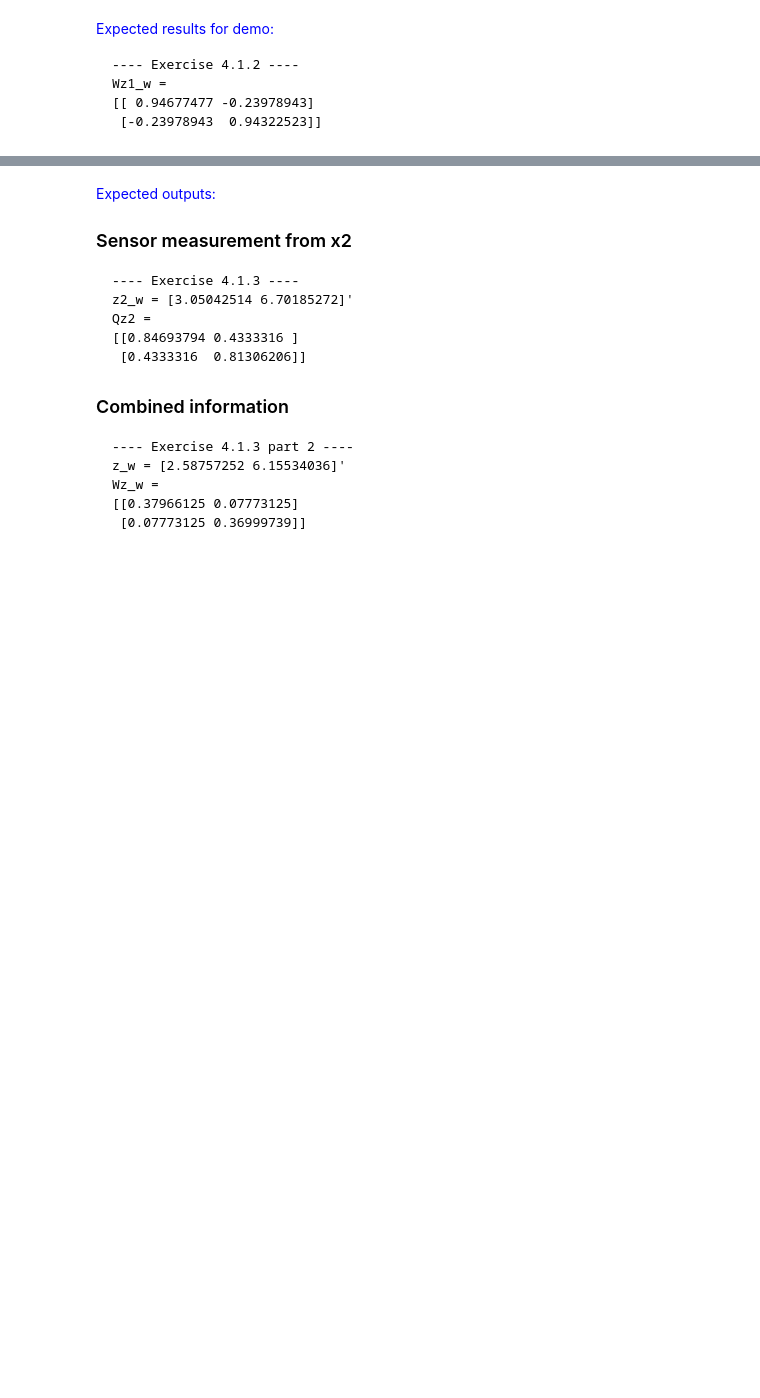
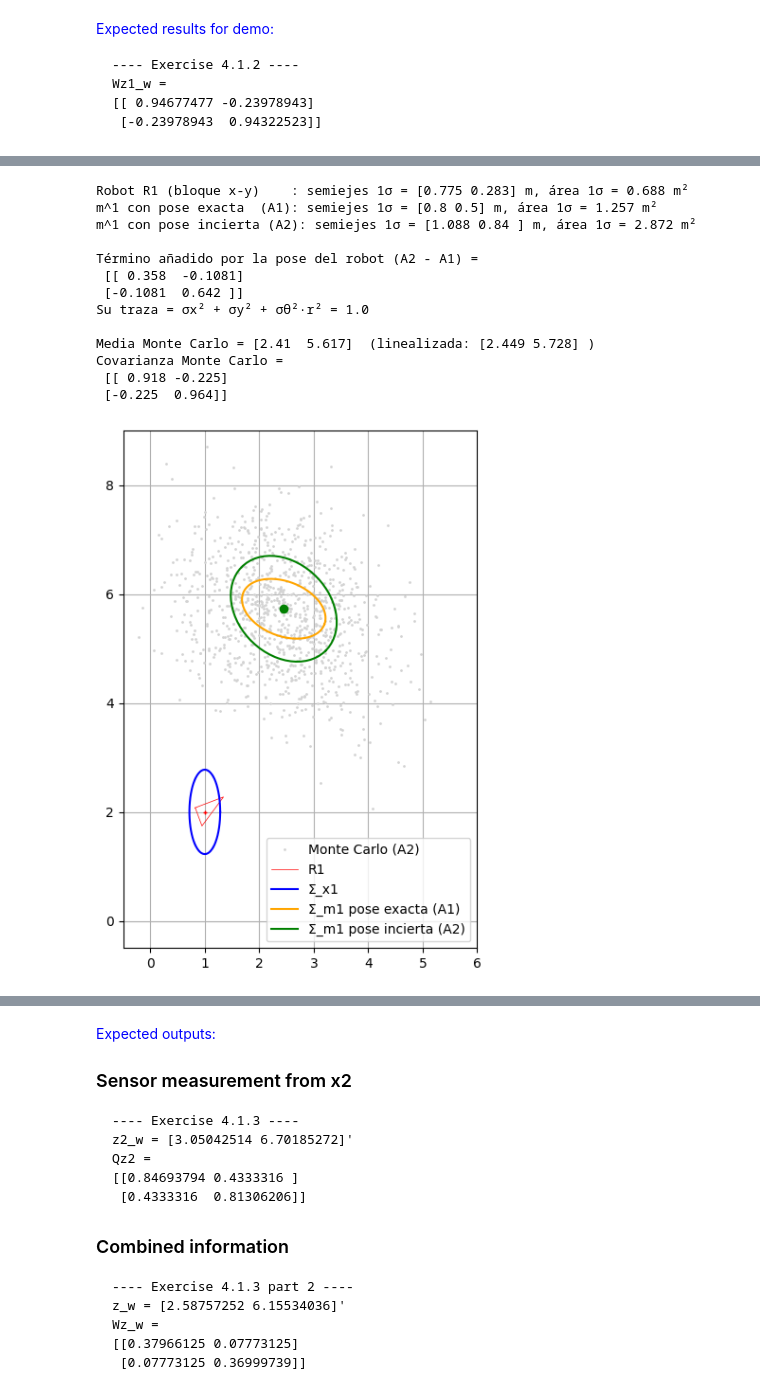
Before and after one commit to jalcausa/Robotica, a Jupyter notebook: Practicas/uma_robotics_2027/Chapter 04.Robot sensing/4.1 Landmark-based models.ipynb, the cells around one changed output, grey strips where cells are left out. Drawn from its saved outputs; the diff is of its cells as text; code cells hidden in the pictures; blank space fills up the shorter version.

```diff
--- a/Practicas/uma_robotics_2027/Chapter 04.Robot sensing/4.1 Landmark-based models.ipynb
+++ b/Practicas/uma_robotics_2027/Chapter 04.Robot sensing/4.1 Landmark-based models.ipynb
@@ -322,0 +340,60 @@ Wz1_w =
+# %%
+def compare_assignments_1_2(n_samples=20000, seed=0):
+    x1 = np.vstack([1., 2., 0.5])
+    Q_known = np.zeros((3, 3))
+    Q_unc = np.diag([0.08, 0.6, 0.02])
+    z1 = np.vstack([4., .7])
+    W = np.diag([0.25, 0.04])
+
+    m1, S_known = to_world_frame(x1, Q_known, z1, W)
+    _, S_unc = to_world_frame(x1, Q_unc, z1, W)
+
+    def describe(name, S):
+        axes = np.sqrt(np.linalg.eigvalsh(S))[::-1]
+        print(f'{name}: semiejes 1σ = {axes.round(3)} m, área 1σ = {np.pi*np.sqrt(np.linalg.det(S)):.3f} m²')
+
+    describe('Robot R1 (bloque x-y)    ', Q_unc[0:2, 0:2])
+    describe('m^1 con pose exacta  (A1)', S_known)
+    describe('m^1 con pose incierta (A2)', S_unc)
+    print('\nTérmino añadido por la pose del robot (A2 - A1) =\n', (S_unc - S_known).round(4))
+    print('Su traza = σx² + σy² + σθ²·r² =', 0.08 + 0.6 + 0.02*z1[0, 0]**2)
+
+    # Monte Carlo: sample the robot pose and the polar observation, and compose them exactly
+    rng = np.random.default_rng(seed)
+    xs = rng.multivariate_normal(x1.ravel(), Q_unc, n_samples)
+    zs = rng.multivariate_normal(z1.ravel(), W, n_samples)
+    ang = xs[:, 2] + zs[:, 1]
+    ms = np.c_[xs[:, 0] + zs[:, 0]*np.cos(ang), xs[:, 1] + zs[:, 0]*np.sin(ang)]
+    print('\nMedia Monte Carlo =', ms.mean(axis=0).round(3), ' (linealizada:', m1.ravel().round(3), ')')
+    print('Covarianza Monte Carlo =\n', np.cov(ms.T).round(3))
+
+    fig, ax = plt.subplots(figsize=(6, 6))
+    plt.xlim([-.5, 6])
+    plt.ylim([-.5, 9])
+    plt.grid()
+    ax.set_aspect('equal')
+    ax.plot(ms[::20, 0], ms[::20, 1], '.', color='lightgray', markersize=2, label='Monte Carlo (A2)')
+    DrawRobot(fig, ax, x1, label='R1', color='red')
+    PlotEllipse(fig, ax, x1, Q_unc, color='blue', label='Σ_x1')
+    PlotEllipse(fig, ax, m1, S_known, color='orange', label='Σ_m1 pose exacta (A1)')
+    PlotEllipse(fig, ax, m1, S_unc, color='green', label='Σ_m1 pose incierta (A2)')
+    ax.plot(m1[0, 0], m1[1, 0], 'o', color='green')
+    plt.legend(loc='lower right')
+    plt.tight_layout()
+
+compare_assignments_1_2()
+# %% [output]
+Robot R1 (bloque x-y)    : semiejes 1σ = [0.775 0.283] m, área 1σ = 0.688 m²
+m^1 con pose exacta  (A1): semiejes 1σ = [0.8 0.5] m, área 1σ = 1.257 m²
+m^1 con pose incierta (A2): semiejes 1σ = [1.088 0.84 ] m, área 1σ = 2.872 m²
+
+Término añadido por la pose del robot (A2 - A1) =
+ [[ 0.358  -0.1081]
+ [-0.1081  0.642 ]]
+Su traza = σx² + σy² + σθ²·r² = 1.0
+
+Media Monte Carlo = [2.41  5.617]  (linealizada: [2.449 5.728] )
+Covarianza Monte Carlo =
+ [[ 0.918 -0.225]
+ [-0.225  0.964]]
+[figure, added]
```
Also changed, not shown: parts of 26 cells of this notebook, 37 other files.
